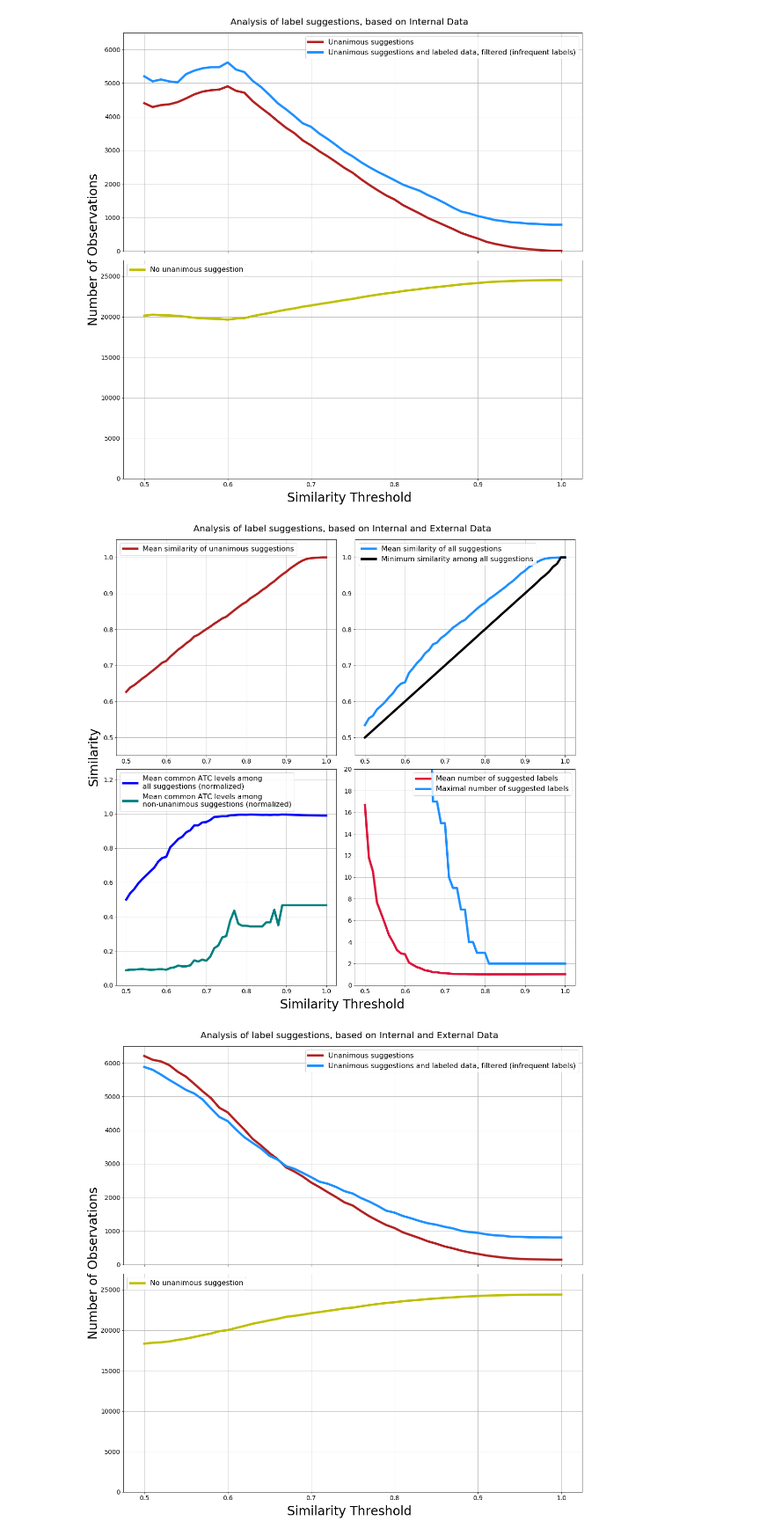
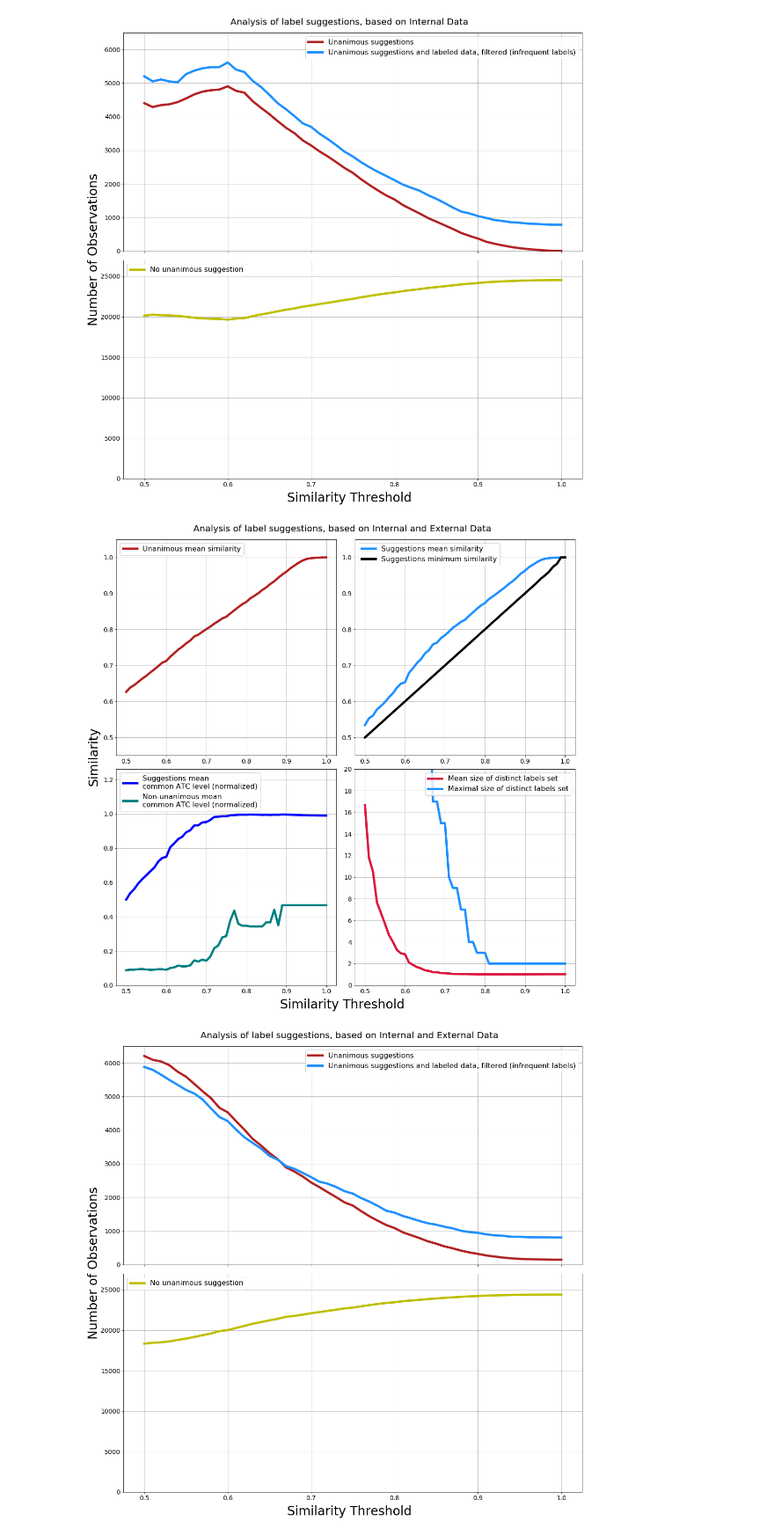
Before and after one commit to jraiskin/Automated_categorization_medication, a Jupyter notebook: plot_figures.ipynb, the cells around one changed output. Shown at 88% size. Drawn from its saved outputs; the diff is of its cells as text; code cells hidden in the pictures.

```diff
--- a/plot_figures.ipynb
+++ b/plot_figures.ipynb
@@ -445,7 +452,7 @@ colors = ['firebrick', 'dodgerblue',
 # top left
 ax1.plot(label_suggestion_summary['Threshold'],
          label_suggestion_summary['Unanimous mean similarity'],
-         label='Mean similarity of unanimous suggestions',
+         label='Unanimous mean similarity',
          lw=5,
          color=colors[0])
 ax1.legend(loc=2, fontsize=legend_font_size)  # 'upper right'
@@ -455,12 +462,12 @@ ax1.set_ylim([0.45, 1.05])
 # top right
 ax2.plot(label_suggestion_summary['Threshold'],
          label_suggestion_summary['Mean similarity'],
-         label='Mean similarity of all suggestions',
+         label='Suggestions mean similarity',
          lw=5,
          color=colors[1])
 ax2.plot(label_suggestion_summary['Threshold'],
          label_suggestion_summary['Min similarity'],
-         label='Minimum similarity among all suggestions',
+         label='Suggestions minimum similarity',
          lw=5,
          color=colors[2])
 ax2.legend(loc=2, fontsize=legend_font_size)  # 'upper right'
@@ -470,12 +477,12 @@ ax2.set_ylim([0.45, 1.05])
 # bottom left
 ax3.plot(label_suggestion_summary['Threshold'],
          label_suggestion_summary['Mean common ATC levels (norm)'],
-         label='Mean common ATC levels among \nall suggestions (normalized)',
+         label='Suggestions mean\ncommon ATC level (normalized)',
          lw=5,
          color=colors[3])
 ax3.plot(label_suggestion_summary['Threshold'],
          label_suggestion_summary['Mean common ATC levels, non-unanimous (norm)'],
-         label='Mean common ATC levels among \nnon-unanimous suggestions (normalized)',
+         label='Non-unanimous mean\ncommon ATC level (normalized)',
          lw=5,
          color=colors[4])
 ax3.legend(loc=2, fontsize=legend_font_size)  # 'upper right'
@@ -485,39 +492,39 @@ ax3.set_ylim([0.0, 1.26])
 # bottom right
 ax4.plot(label_suggestion_summary['Threshold'],
          label_suggestion_summary['Mean # suggestions'],
-         label='Mean number of suggested labels',
+         label='Mean size of distinct labels set',
          lw=5,
          color=colors[5])
 ax4.plot(label_suggestion_summary['Threshold'],
          label_suggestion_summary['Max # suggestions'],
-         label='Maximal number of suggested labels',
+         label='Maximal size of distinct labels set',
          lw=5,
          color=colors[6])
 ax4.legend(loc=1, fontsize=legend_font_size)  # 'upper right'
 ax4.grid(True)
 ax4.set_ylim([0, 20])
 ax4.set_yticks(range(0,21, 2))
 
 
 # Set common labels
 fig.text(0.5, -0.015, 'Similarity Threshold',
          ha='center', va='center', fontsize=x_axis_label_font_size)
 fig.text(-0.015, 0.5, 'Similarity',
          ha='center', va='center', fontsize=x_axis_label_font_size,
          rotation='vertical')
 
 # tick label size
 ax1.tick_params(axis='both', which='major', labelsize=tick_label_font_size)
 ax2.tick_params(axis='both', which='major', labelsize=tick_label_font_size)
 ax3.tick_params(axis='both', which='major', labelsize=tick_label_font_size)
 ax4.tick_params(axis='both', which='major', labelsize=tick_label_font_size)
 
 
 # plt.show()
 
 plt.savefig(figure_dir + 'suggestion_analysis_external_similarities.pdf', bbox_inches='tight')
 # %% [output]
-[figure, old version]
+[figure, new version]
 # %%
 fig, (ax1, ax2) = plt.subplots(nrows=2,
                          sharex=True,
```
Also changed, not shown: parts of 11 cells of this notebook.
